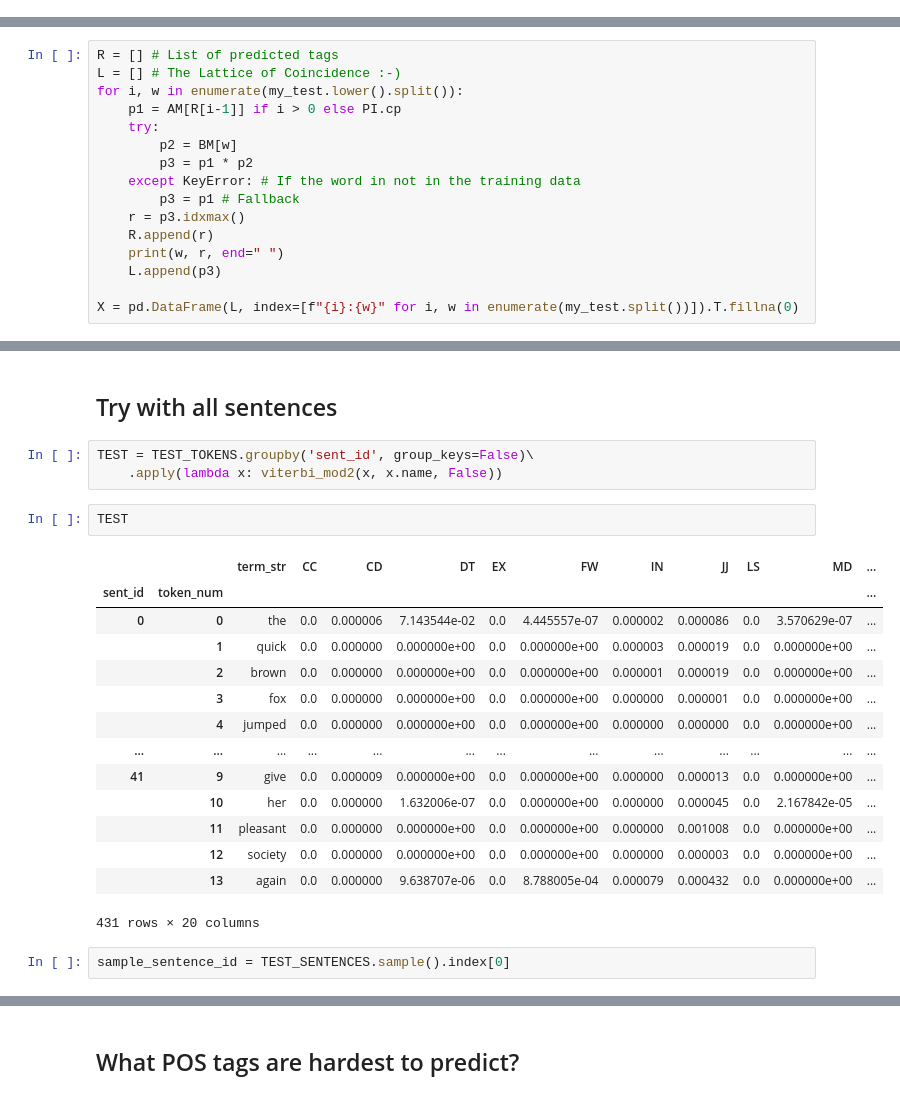
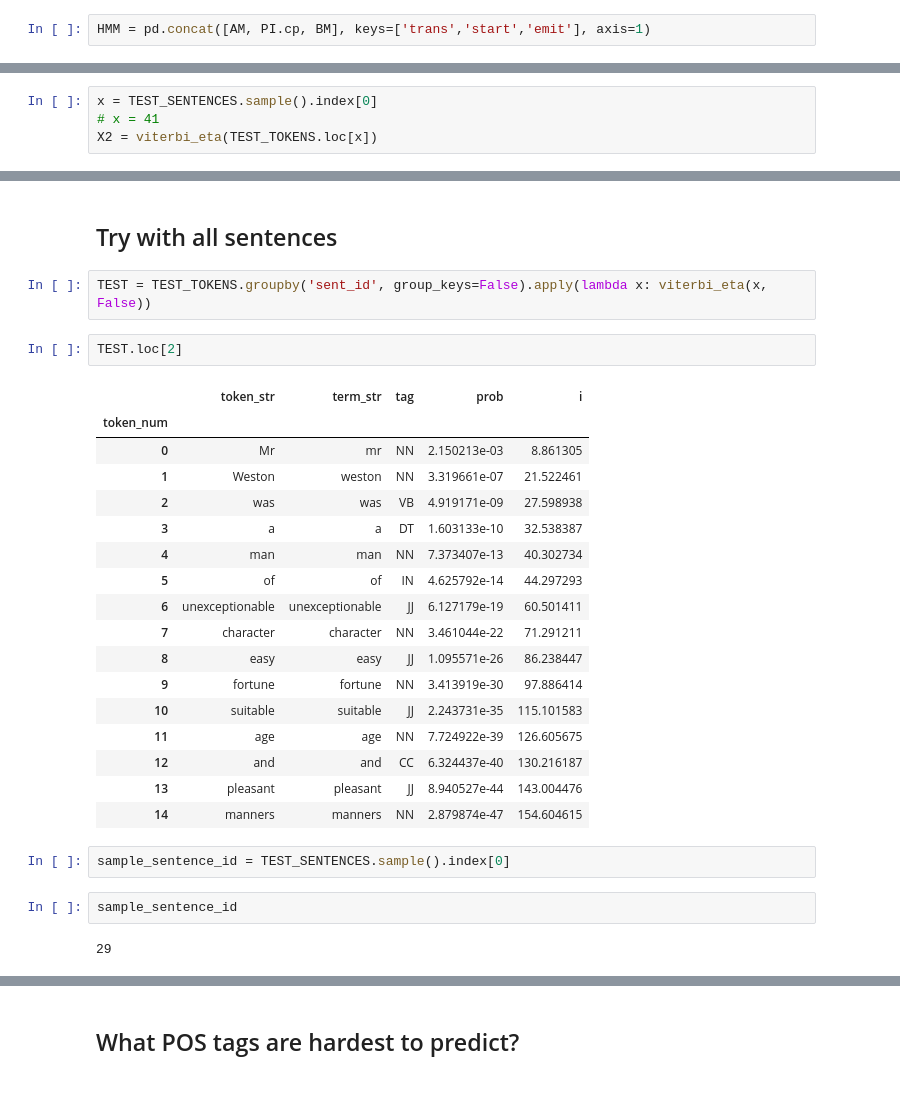
Before and after one commit to ontoligent/DS5001-2023-01-R, a Jupyter notebook: lessons/M04_NLP/M04_02_HMM.ipynb, the cells around one changed output, grey strips where cells are left out. Drawn from its saved outputs; the diff is of its cells as text.

Commit message:
Replaced simple algorithm with actual Viterbi

```diff
--- a/lessons/M04_NLP/M04_02_HMM.ipynb
+++ b/lessons/M04_NLP/M04_02_HMM.ipynb
@@ -328,0 +317,2 @@ We also start with using plain old Python constructs -- lists and loops -- and l
+# %%
+HMM = pd.concat([AM, PI.cp, BM], keys=['trans','start','emit'], axis=1)
@@ -361,16 +341,0 @@ my_test
-# %%
-R = [] # List of predicted tags
-L = [] # The Lattice of Coincidence :-)
-for i, w in enumerate(my_test.lower().split()):
-    p1 = AM[R[i-1]] if i > 0 else PI.cp
-    try:
-        p2 = BM[w]
-        p3 = p1 * p2
-    except KeyError: # If the word in not in the training data
-        p3 = p1 # Fallback
-    r = p3.idxmax()
-    R.append(r)
-    print(w, r, end=" ")
-    L.append(p3)
-
-X = pd.DataFrame(L, index=[f"{i}:{w}" for i, w in enumerate(my_test.split())]).T.fillna(0)
@@ -529,0 +509,4 @@ X3[['term_str', 'tag']].T
+# %%
+x = TEST_SENTENCES.sample().index[0]
+# x = 41
+X2 = viterbi_eta(TEST_TOKENS.loc[x])
@@ -530,25 +532,31 @@ X3[['term_str', 'tag']].T
 # %% [markdown]
 ## Try with all sentences
 # %%
-TEST = TEST_TOKENS.groupby('sent_id', group_keys=False)\
-    .apply(lambda x: viterbi_mod2(x, x.name, False))
+TEST = TEST_TOKENS.groupby('sent_id', group_keys=False).apply(lambda x: viterbi_eta(x, False))
 # %%
-TEST
+TEST.loc[2]
 # %% [output]
-|  |  | term_str | CC | CD | DT | EX | FW | IN | JJ | LS | MD | ... |
-| sent_id | token_num |  |  |  |  |  |  |  |  |  |  | ... |
-| 0 | 0 | the | 0.0 | 0.000006 | 7.143544e-02 | 0.0 | 4.445557e-07 | 0.000002 | 0.000086 | 0.0 | 3.570629e-07 | ... |
-|  | 1 | quick | 0.0 | 0.000000 | 0.000000e+00 | 0.0 | 0.000000e+00 | 0.000003 | 0.000019 | 0.0 | 0.000000e+00 | ... |
-|  | 2 | brown | 0.0 | 0.000000 | 0.000000e+00 | 0.0 | 0.000000e+00 | 0.000001 | 0.000019 | 0.0 | 0.000000e+00 | ... |
-|  | 3 | fox | 0.0 | 0.000000 | 0.000000e+00 | 0.0 | 0.000000e+00 | 0.000000 | 0.000001 | 0.0 | 0.000000e+00 | ... |
-|  | 4 | jumped | 0.0 | 0.000000 | 0.000000e+00 | 0.0 | 0.000000e+00 | 0.000000 | 0.000000 | 0.0 | 0.000000e+00 | ... |
-| ... | ... | ... | ... | ... | ... | ... | ... | ... | ... | ... | ... | ... |
-| 41 | 9 | give | 0.0 | 0.000009 | 0.000000e+00 | 0.0 | 0.000000e+00 | 0.000000 | 0.000013 | 0.0 | 0.000000e+00 | ... |
-|  | 10 | her | 0.0 | 0.000000 | 1.632006e-07 | 0.0 | 0.000000e+00 | 0.000000 | 0.000045 | 0.0 | 2.167842e-05 | ... |
-|  | 11 | pleasant | 0.0 | 0.000000 | 0.000000e+00 | 0.0 | 0.000000e+00 | 0.000000 | 0.001008 | 0.0 | 0.000000e+00 | ... |
-|  | 12 | society | 0.0 | 0.000000 | 0.000000e+00 | 0.0 | 0.000000e+00 | 0.000000 | 0.000003 | 0.0 | 0.000000e+00 | ... |
-|  | 13 | again | 0.0 | 0.000000 | 9.638707e-06 | 0.0 | 8.788005e-04 | 0.000079 | 0.000432 | 0.0 | 0.000000e+00 | ... |
+|  | token_str | term_str | tag | prob | i |
+| token_num |  |  |  |  |  |
+| 0 | Mr | mr | NN | 2.150213e-03 | 8.861305 |
+| 1 | Weston | weston | NN | 3.319661e-07 | 21.522461 |
+| 2 | was | was | VB | 4.919171e-09 | 27.598938 |
+| 3 | a | a | DT | 1.603133e-10 | 32.538387 |
+| 4 | man | man | NN | 7.373407e-13 | 40.302734 |
+| 5 | of | of | IN | 4.625792e-14 | 44.297293 |
+| 6 | unexceptionable | unexceptionable | JJ | 6.127179e-19 | 60.501411 |
+| 7 | character | character | NN | 3.461044e-22 | 71.291211 |
+| 8 | easy | easy | JJ | 1.095571e-26 | 86.238447 |
+| 9 | fortune | fortune | NN | 3.413919e-30 | 97.886414 |
+| 10 | suitable | suitable | JJ | 2.243731e-35 | 115.101583 |
+| 11 | age | age | NN | 7.724922e-39 | 126.605675 |
+| 12 | and | and | CC | 6.324437e-40 | 130.216187 |
+| 13 | pleasant | pleasant | JJ | 8.940527e-44 | 143.004476 |
+| 14 | manners | manners | NN | 2.879874e-47 | 154.604615 |
-431 rows × 20 columns
 # %%
 sample_sentence_id = TEST_SENTENCES.sample().index[0]
+# %%
+sample_sentence_id
+# %% [output]
+29
 # %%
```
Also changed, not shown: parts of 56 cells of this notebook.
